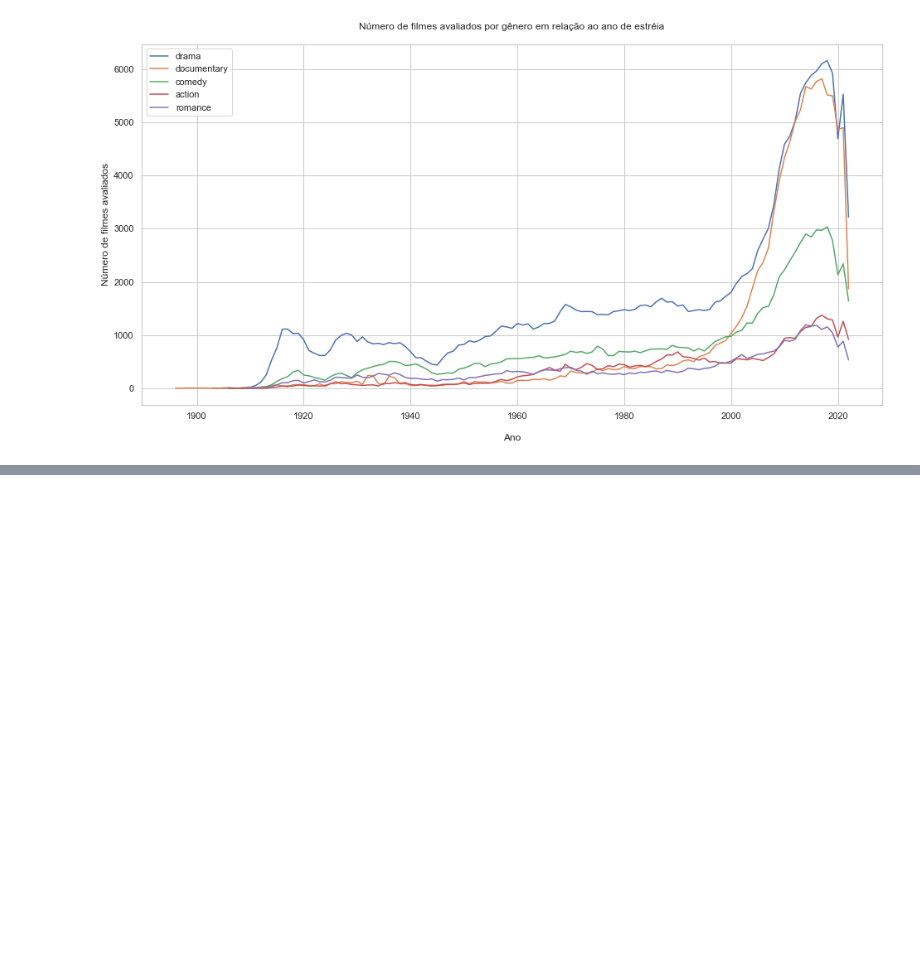
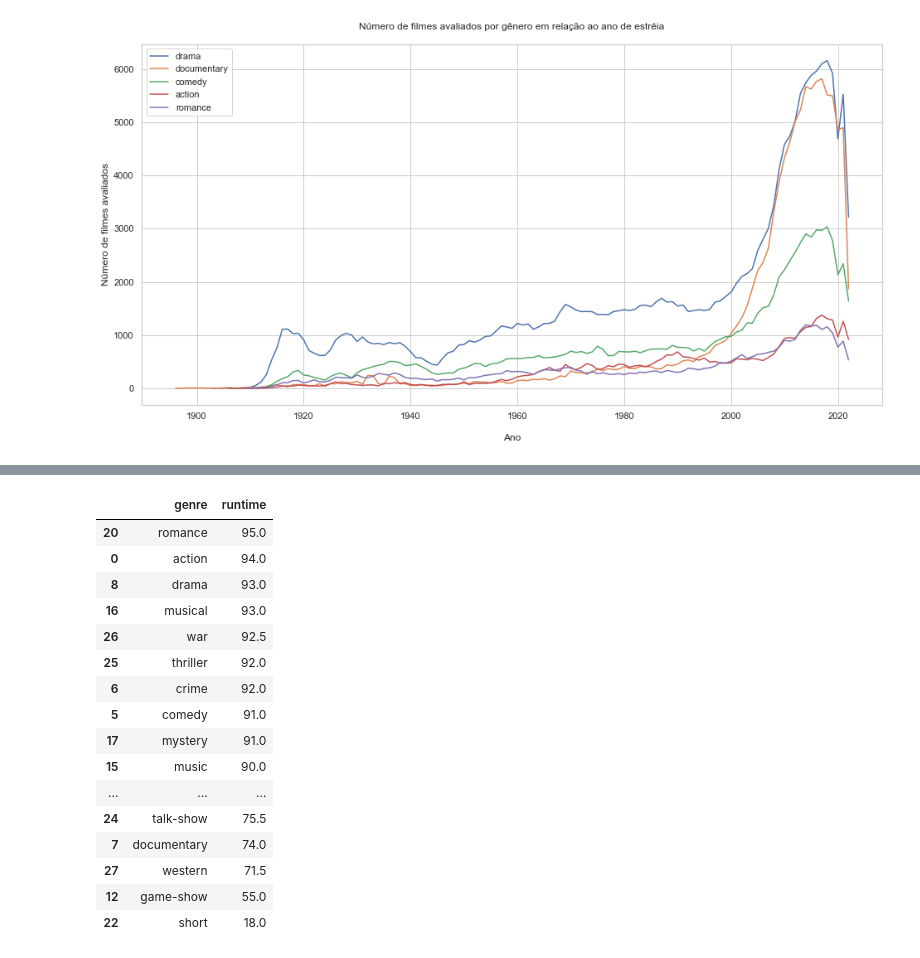
Before and after one commit to jrsilva051/MiniProjeto1-IMDB, a Jupyter notebook: miniProjeto1.ipynb, the cells around one changed output, grey strips where cells are left out. Saved outputs shown, nothing was run; the diff lists cells and outputs as text; code cells hidden in the pictures; blank space fills up the shorter version.

```diff
--- a/miniProjeto1.ipynb
+++ b/miniProjeto1.ipynb
@@ -436,0 +643,20 @@ plt.show()
+# %%
+display(df_genres_runtime)
+# %% [output]
+|  | genre | runtime |
+| 20 | romance | 95.0 |
+| 0 | action | 94.0 |
+| 8 | drama | 93.0 |
+| 16 | musical | 93.0 |
+| 26 | war | 92.5 |
+| 25 | thriller | 92.0 |
+| 6 | crime | 92.0 |
+| 5 | comedy | 91.0 |
+| 17 | mystery | 91.0 |
+| 15 | music | 90.0 |
+| ... | ... | ... |
+| 24 | talk-show | 75.5 |
+| 7 | documentary | 74.0 |
+| 27 | western | 71.5 |
+| 12 | game-show | 55.0 |
+| 22 | short | 18.0 |
```
Also changed, not shown: parts of 27 cells of this notebook.
